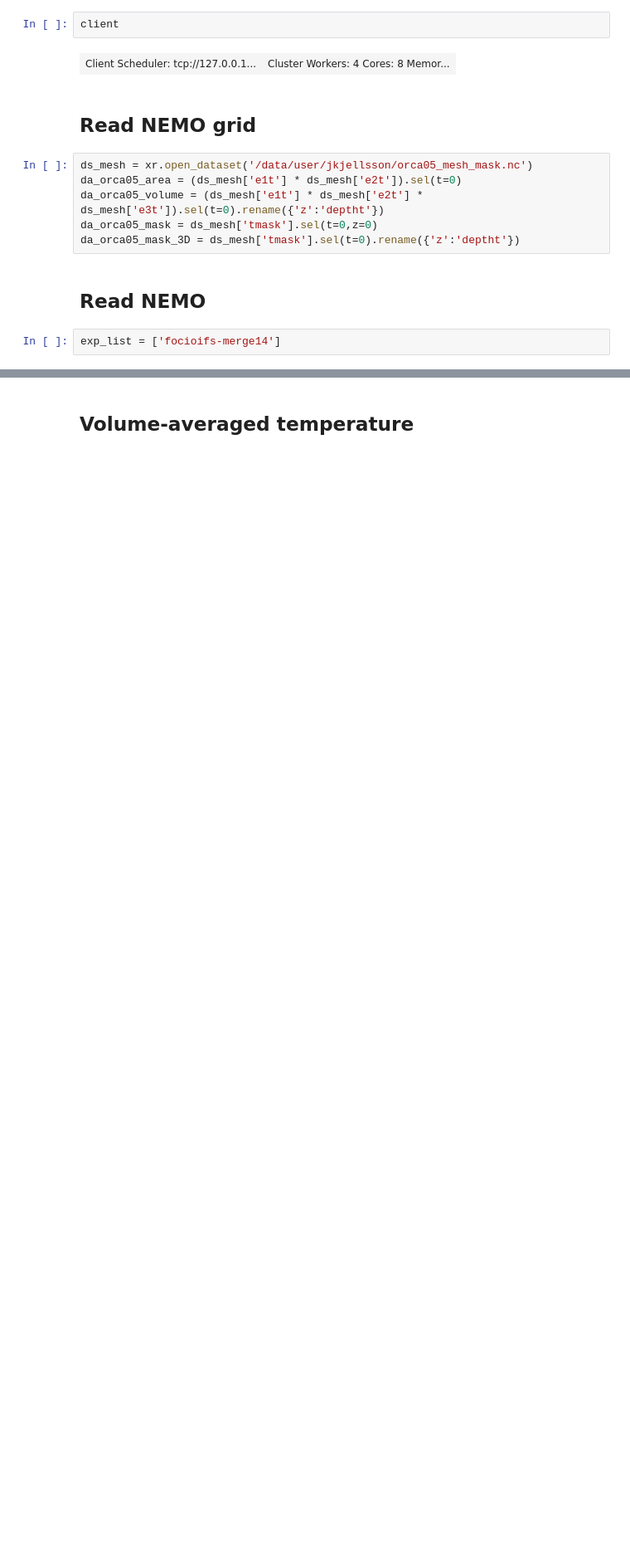
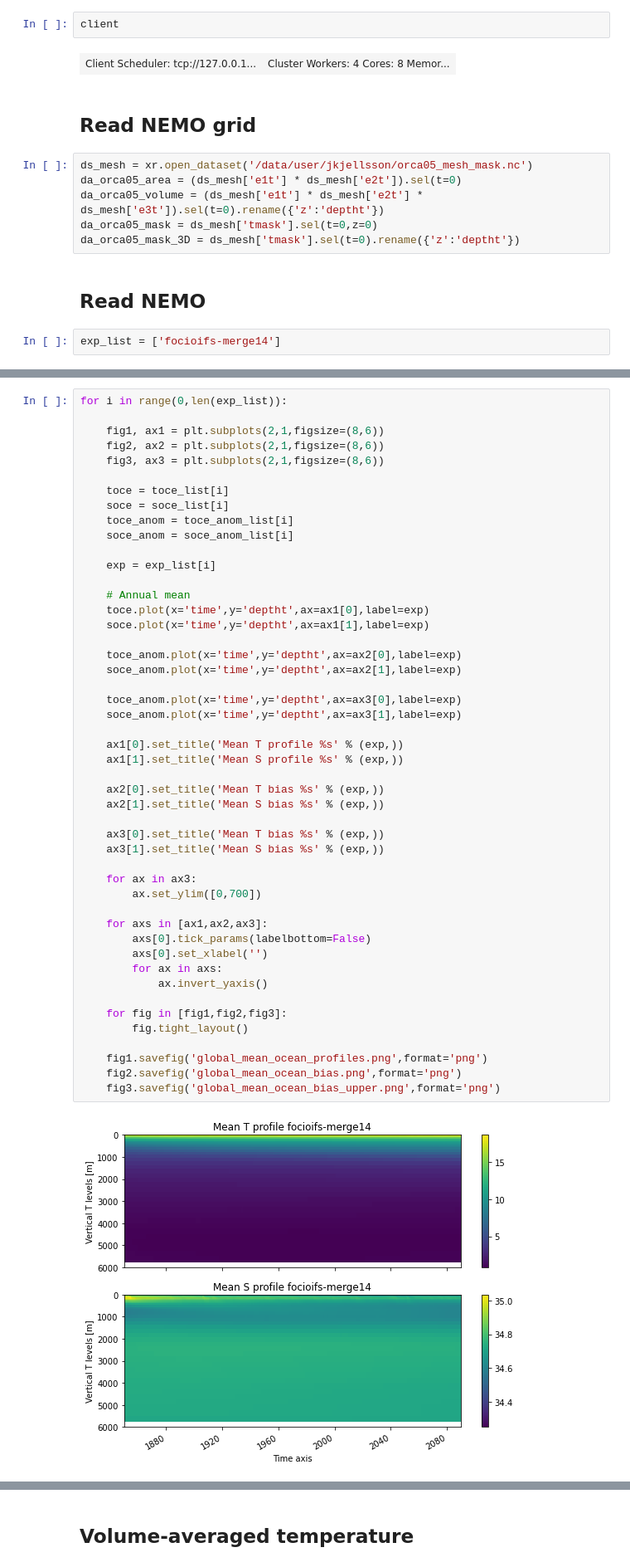
Before and after one commit to joakimkjellsson/foci-openifs-eval, a Jupyter notebook: Volume-mean_temperature.ipynb, the cells around one changed output, grey strips where cells are left out. Shown at 83% size. Saved outputs shown, nothing was run; the diff lists cells and outputs as text; blank space fills up the shorter version.

```diff
--- a/Volume-mean_temperature.ipynb
+++ b/Volume-mean_temperature.ipynb
@@ -44,0 +86,50 @@ for exp in exp_list:
+# %%
+for i in range(0,len(exp_list)):
+
+    fig1, ax1 = plt.subplots(2,1,figsize=(8,6))
+    fig2, ax2 = plt.subplots(2,1,figsize=(8,6))
+    fig3, ax3 = plt.subplots(2,1,figsize=(8,6))
+
+    toce = toce_list[i]
+    soce = soce_list[i]
+    toce_anom = toce_anom_list[i]
+    soce_anom = soce_anom_list[i]
+
+    exp = exp_list[i]
+
+    # Annual mean
+    toce.plot(x='time',y='deptht',ax=ax1[0],label=exp)
+    soce.plot(x='time',y='deptht',ax=ax1[1],label=exp)
+
+    toce_anom.plot(x='time',y='deptht',ax=ax2[0],label=exp)
+    soce_anom.plot(x='time',y='deptht',ax=ax2[1],label=exp)
+
+    toce_anom.plot(x='time',y='deptht',ax=ax3[0],label=exp)
+    soce_anom.plot(x='time',y='deptht',ax=ax3[1],label=exp)
+
+    ax1[0].set_title('Mean T profile %s' % (exp,))
+    ax1[1].set_title('Mean S profile %s' % (exp,))
+
+    ax2[0].set_title('Mean T bias %s' % (exp,))
+    ax2[1].set_title('Mean S bias %s' % (exp,))
+
+    ax3[0].set_title('Mean T bias %s' % (exp,))
+    ax3[1].set_title('Mean S bias %s' % (exp,))
+
+    for ax in ax3:
+        ax.set_ylim([0,700])
+
+    for axs in [ax1,ax2,ax3]:
+        axs[0].tick_params(labelbottom=False)
+        axs[0].set_xlabel('')
+        for ax in axs:
+            ax.invert_yaxis()
+
+    for fig in [fig1,fig2,fig3]:
+        fig.tight_layout()
+
+    fig1.savefig('global_mean_ocean_profiles.png',format='png')
+    fig2.savefig('global_mean_ocean_bias.png',format='png')
+    fig3.savefig('global_mean_ocean_bias_upper.png',format='png')
+# %% [output]
+[figure, added]
```
Also changed, not shown: parts of 8 cells of this notebook, 6 other files.
